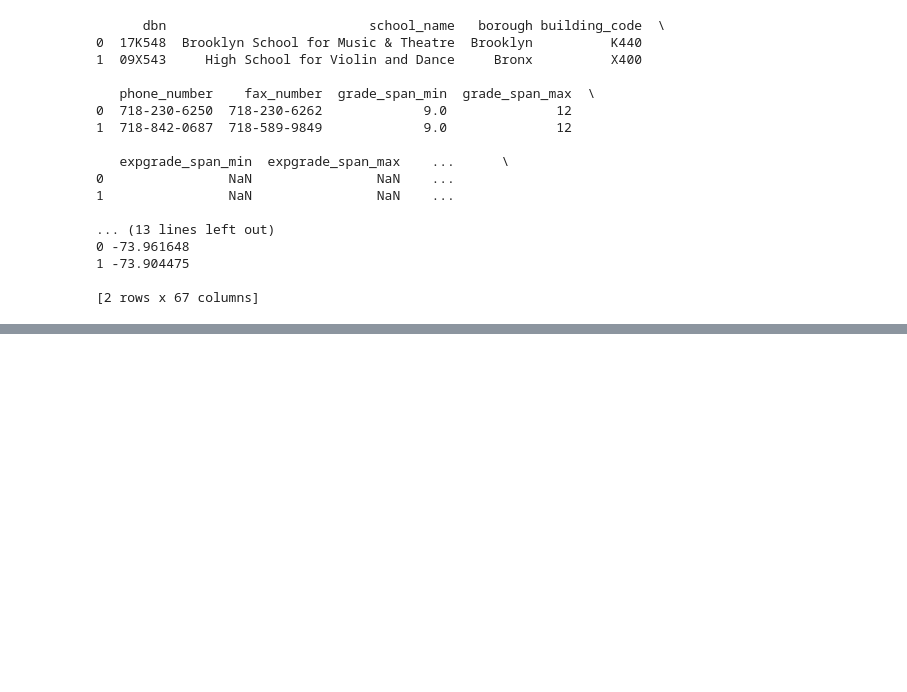
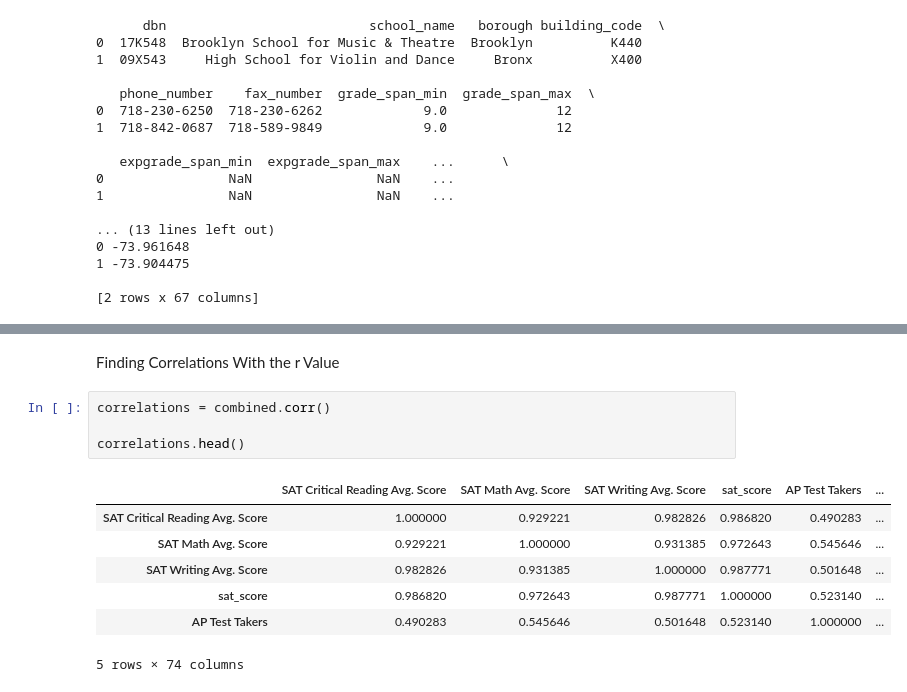
Before and after one commit to aaroncfo/PythonDA, a Jupyter notebook: 2.IntermediatePython&Pandas/4.DataCleaning/1.DataCleaningWalkthrough.ipynb, the cells around one changed output, grey strips where cells are left out. Cells and saved outputs as stored; diff of their text form; blank space fills up the shorter version.

```diff
--- a/2.IntermediatePython&Pandas/4.DataCleaning/1.DataCleaningWalkthrough.ipynb
+++ b/2.IntermediatePython&Pandas/4.DataCleaning/1.DataCleaningWalkthrough.ipynb
@@ -250,0 +444,14 @@ print(data['hs_directory'].head(2))
+# %% [markdown]
+ Finding Correlations With the r Value
+# %%
+correlations = combined.corr()
+
+correlations.head()
+# %% [output]
+|  | SAT Critical Reading Avg. Score | SAT Math Avg. Score | SAT Writing Avg. Score | sat_score | AP Test Takers | ... |
+| SAT Critical Reading Avg. Score | 1.000000 | 0.929221 | 0.982826 | 0.986820 | 0.490283 | ... |
+| SAT Math Avg. Score | 0.929221 | 1.000000 | 0.931385 | 0.972643 | 0.545646 | ... |
+| SAT Writing Avg. Score | 0.982826 | 0.931385 | 1.000000 | 0.987771 | 0.501648 | ... |
+| sat_score | 0.986820 | 0.972643 | 0.987771 | 1.000000 | 0.523140 | ... |
+| AP Test Takers | 0.490283 | 0.545646 | 0.501648 | 0.523140 | 1.000000 | ... |
+5 rows × 74 columns
```
Also changed, not shown: parts of 25 cells of this notebook, 2 other files.
